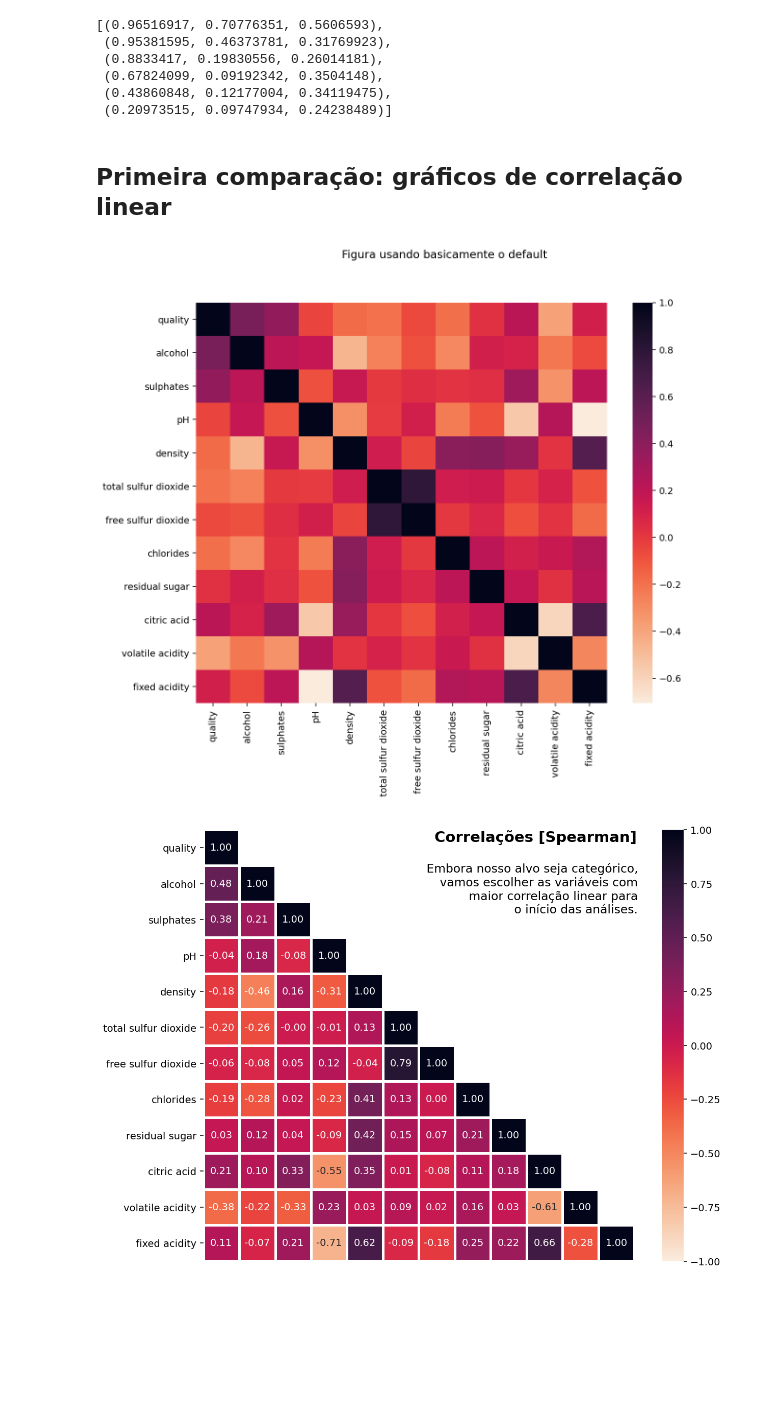
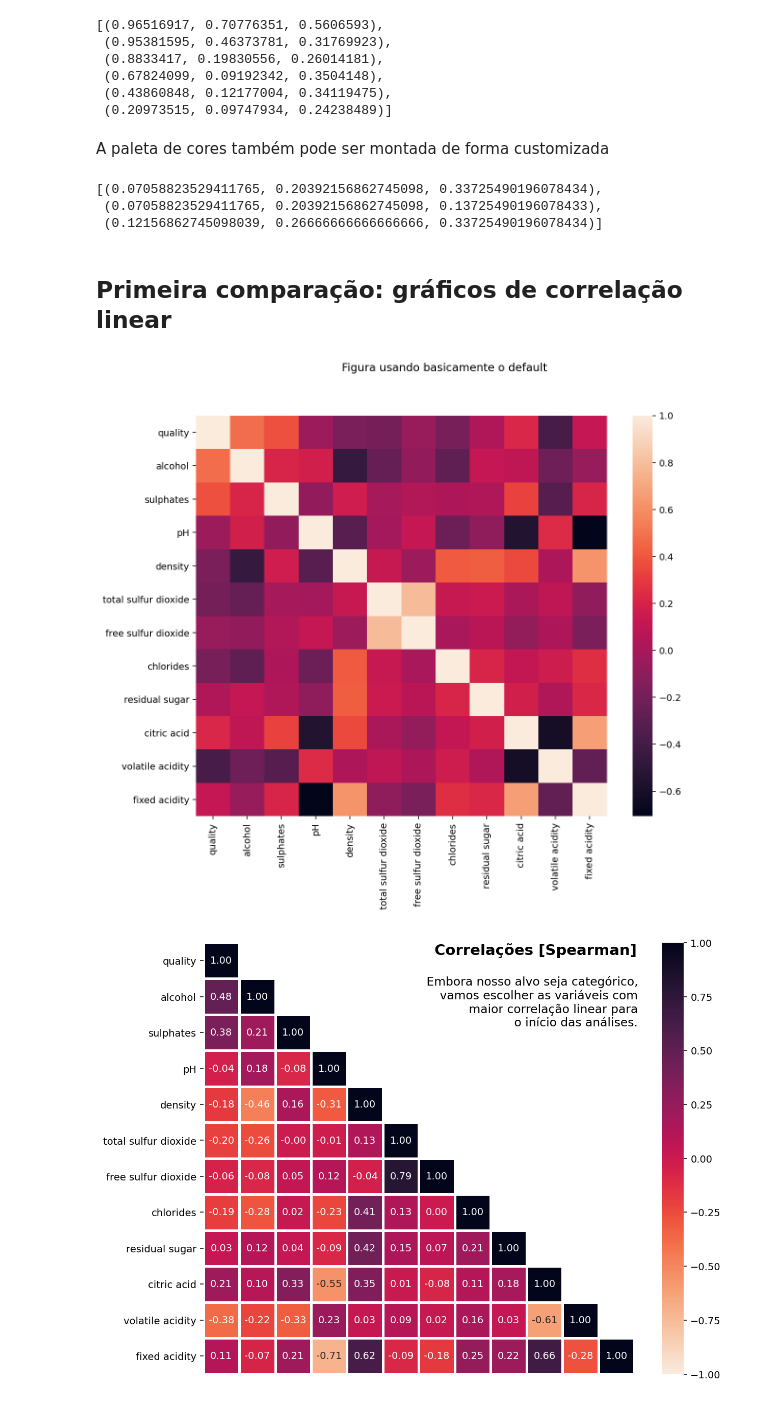
Before and after one commit to gnguilherme/dataviz, a Jupyter notebook: notebooks/Red Wine Quality.ipynb, the cells around one changed output. Saved outputs shown, nothing was run; the diff lists cells and outputs as text; code cells hidden in the pictures; blank space fills up the shorter version.

```diff
--- a/notebooks/Red Wine Quality.ipynb
+++ b/notebooks/Red Wine Quality.ipynb
@@ -138,17 +132,24 @@ palette
  (0.67824099, 0.09192342, 0.3504148),
  (0.43860848, 0.12177004, 0.34119475),
  (0.20973515, 0.09747934, 0.24238489)]
+# %% [markdown]
+A paleta de cores também pode ser montada de forma customizada
+# %%
+custom_palette = sns.color_palette(['#123456', '#123423', '#1f4456'])
+custom_palette
+# %% [output]
+[(0.07058823529411765, 0.20392156862745098, 0.33725490196078434),
+ (0.07058823529411765, 0.20392156862745098, 0.13725490196078433),
+ (0.12156862745098039, 0.26666666666666666, 0.33725490196078434)]
 # %% [markdown]
 ## Primeira comparação: gráficos de correlação linear
 # %%
 corr = df.iloc[:, ::-1].corr(method='spearman')
 fig, ax = plt.subplots()
 fig.suptitle('Figura usando basicamente o default')
-sns.heatmap(
-    corr, cmap=cmap,
-);
+sns.heatmap(corr);
 # %% [output]
-[figure, old version]
+[figure, new version]
 # %%
 corr = df.iloc[:, ::-1].corr(method='spearman')
 mask = np.triu(corr, k=1).astype(bool)
```
Also changed, not shown: parts of 2 cells of this notebook, 2 other files.
